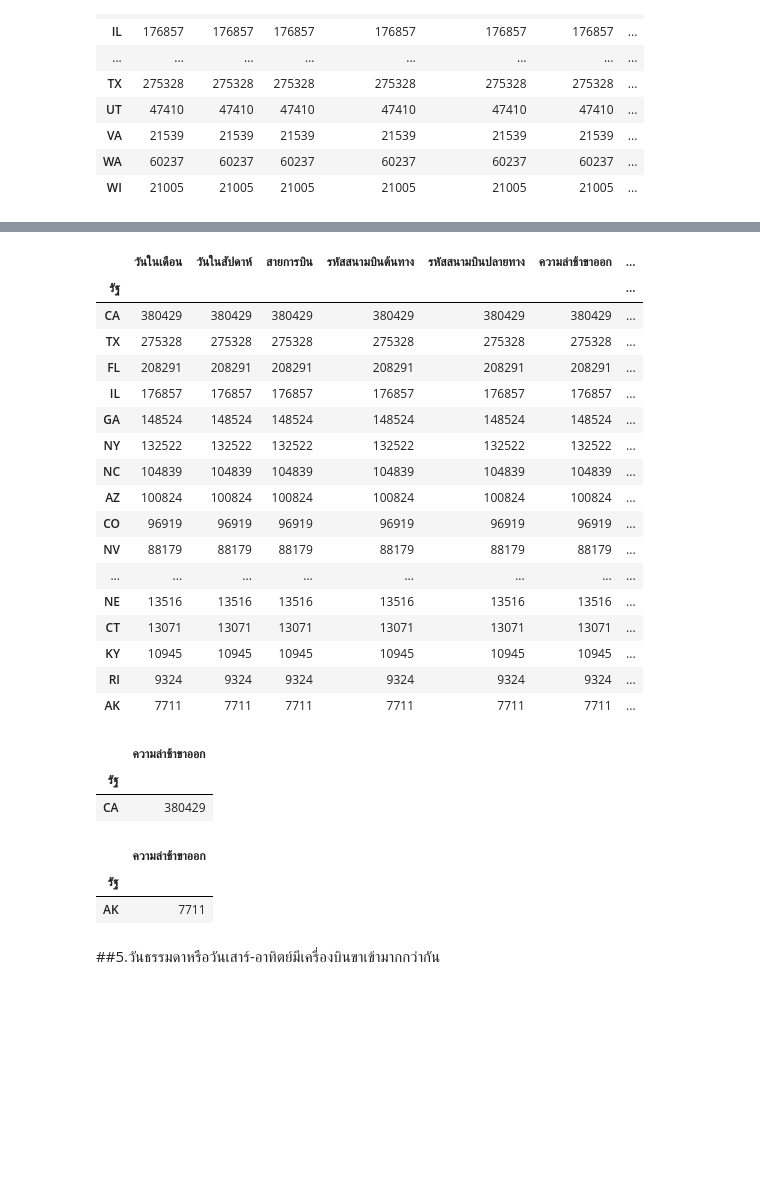
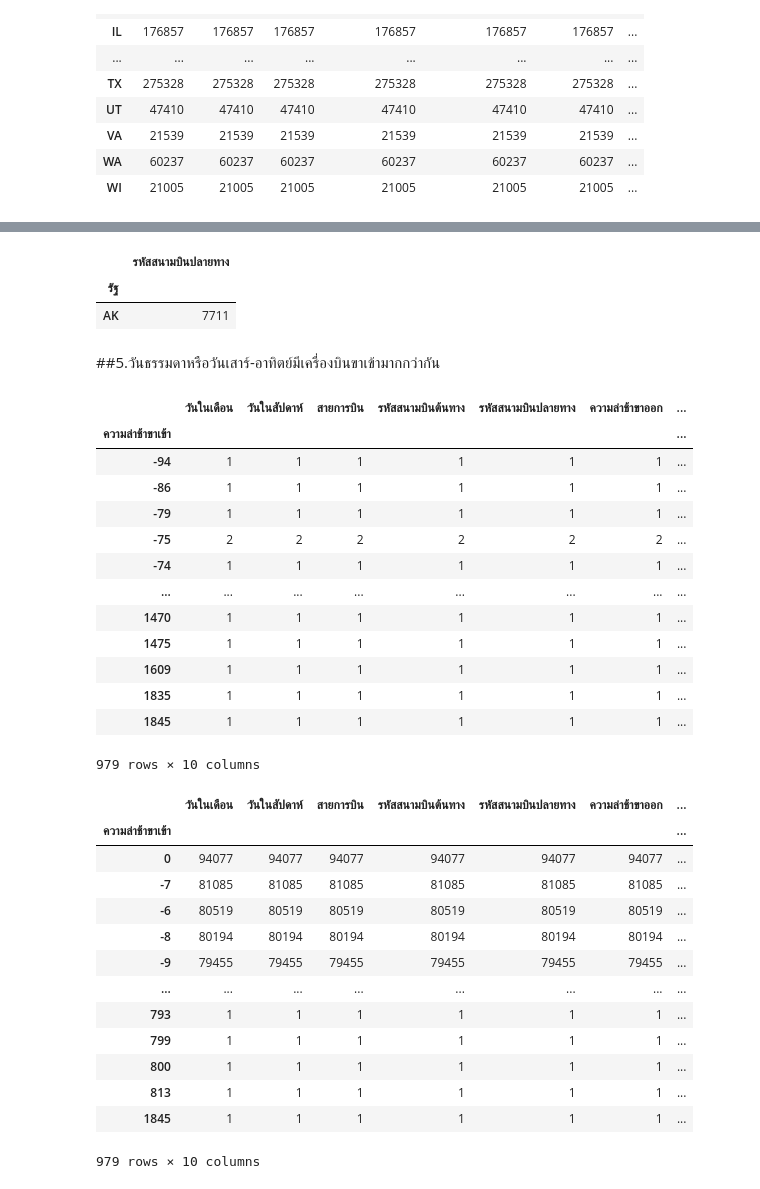
Before and after one commit to Thitichaya2000/DWDM21, a Jupyter notebook: MiniExam.ipynb, the cells around one changed output, grey strips where cells are left out. Cells and saved outputs as stored; diff of their text form; code cells hidden in the pictures; blank space fills up the shorter version.

```diff
--- a/MiniExam.ipynb
+++ b/MiniExam.ipynb
@@ -163,38 +149,44 @@ merged_table.groupby('รัฐ').count().sort_values(by=['รหัสสนา
 # %%
-state1 = merged_table.groupby('รัฐ').count().sort_values(by=['รหัสสนามบินปลายทาง'],ascending=False)
-state1
+min = merged_table.groupby('รัฐ').count().sort_values(by=['รหัสสนามบินปลายทาง'],ascending=False)
+min.iloc[-1:,4:5]
 # %% [output]
-|  | วันในเดือน | วันในสัปดาห์ | สายการบิน | รหัสสนามบินต้นทาง | รหัสสนามบินปลายทาง | ความล่าช้าขาออก | ... |
-| รัฐ |  |  |  |  |  |  | ... |
-| CA | 380429 | 380429 | 380429 | 380429 | 380429 | 380429 | ... |
-| TX | 275328 | 275328 | 275328 | 275328 | 275328 | 275328 | ... |
-| FL | 208291 | 208291 | 208291 | 208291 | 208291 | 208291 | ... |
-| IL | 176857 | 176857 | 176857 | 176857 | 176857 | 176857 | ... |
-| GA | 148524 | 148524 | 148524 | 148524 | 148524 | 148524 | ... |
-| NY | 132522 | 132522 | 132522 | 132522 | 132522 | 132522 | ... |
-| NC | 104839 | 104839 | 104839 | 104839 | 104839 | 104839 | ... |
-| AZ | 100824 | 100824 | 100824 | 100824 | 100824 | 100824 | ... |
-| CO | 96919 | 96919 | 96919 | 96919 | 96919 | 96919 | ... |
-| NV | 88179 | 88179 | 88179 | 88179 | 88179 | 88179 | ... |
-| ... | ... | ... | ... | ... | ... | ... | ... |
-| NE | 13516 | 13516 | 13516 | 13516 | 13516 | 13516 | ... |
-| CT | 13071 | 13071 | 13071 | 13071 | 13071 | 13071 | ... |
-| KY | 10945 | 10945 | 10945 | 10945 | 10945 | 10945 | ... |
-| RI | 9324 | 9324 | 9324 | 9324 | 9324 | 9324 | ... |
-| AK | 7711 | 7711 | 7711 | 7711 | 7711 | 7711 | ... |
+|  | รหัสสนามบินปลายทาง |
+| รัฐ |  |
+| AK | 7711 |
-# %%
-state1_max = state1.iloc[:1,5:6] #รัฐที่มีจำนวนเครื่องบินขาเข้ามากที่สุด
-state1_max
-# %% [output]
-|  | ความล่าช้าขาออก |
-| รัฐ |  |
-| CA | 380429 |
-# %%
-state1_min = state1.iloc[-1:,5:6] #รัฐที่มีจำนวนเครื่องบินขาเข้าน้อยที่สุด
-state1_min
-# %% [output]
-|  | ความล่าช้าขาออก |
-| รัฐ |  |
-| AK | 7711 |
 # %% [markdown]
 ##5.วันธรรมดาหรือวันเสาร์-อาทิตย์มีเครื่องบินขาเข้ามากกว่ากัน
+# %%
+merged_table.groupby('ความล่าช้าขาเข้า').count()
+# %% [output]
+|  | วันในเดือน | วันในสัปดาห์ | สายการบิน | รหัสสนามบินต้นทาง | รหัสสนามบินปลายทาง | ความล่าช้าขาออก | ... |
+| ความล่าช้าขาเข้า |  |  |  |  |  |  | ... |
+| -94 | 1 | 1 | 1 | 1 | 1 | 1 | ... |
+| -86 | 1 | 1 | 1 | 1 | 1 | 1 | ... |
+| -79 | 1 | 1 | 1 | 1 | 1 | 1 | ... |
+| -75 | 2 | 2 | 2 | 2 | 2 | 2 | ... |
+| -74 | 1 | 1 | 1 | 1 | 1 | 1 | ... |
+| ... | ... | ... | ... | ... | ... | ... | ... |
+| 1470 | 1 | 1 | 1 | 1 | 1 | 1 | ... |
+| 1475 | 1 | 1 | 1 | 1 | 1 | 1 | ... |
+| 1609 | 1 | 1 | 1 | 1 | 1 | 1 | ... |
+| 1835 | 1 | 1 | 1 | 1 | 1 | 1 | ... |
+| 1845 | 1 | 1 | 1 | 1 | 1 | 1 | ... |
+979 rows × 10 columns
+# %%
+Arrival_plane = merged_table.groupby('ความล่าช้าขาเข้า').count().sort_values(by=['วันในเดือน'],ascending=False)
+Arrival_plane
+# %% [output]
+|  | วันในเดือน | วันในสัปดาห์ | สายการบิน | รหัสสนามบินต้นทาง | รหัสสนามบินปลายทาง | ความล่าช้าขาออก | ... |
+| ความล่าช้าขาเข้า |  |  |  |  |  |  | ... |
+| 0 | 94077 | 94077 | 94077 | 94077 | 94077 | 94077 | ... |
+| -7 | 81085 | 81085 | 81085 | 81085 | 81085 | 81085 | ... |
+| -6 | 80519 | 80519 | 80519 | 80519 | 80519 | 80519 | ... |
+| -8 | 80194 | 80194 | 80194 | 80194 | 80194 | 80194 | ... |
+| -9 | 79455 | 79455 | 79455 | 79455 | 79455 | 79455 | ... |
+| ... | ... | ... | ... | ... | ... | ... | ... |
+| 793 | 1 | 1 | 1 | 1 | 1 | 1 | ... |
+| 799 | 1 | 1 | 1 | 1 | 1 | 1 | ... |
+| 800 | 1 | 1 | 1 | 1 | 1 | 1 | ... |
+| 813 | 1 | 1 | 1 | 1 | 1 | 1 | ... |
+| 1845 | 1 | 1 | 1 | 1 | 1 | 1 | ... |
+979 rows × 10 columns
```
Also changed, not shown: parts of 12 cells of this notebook.
